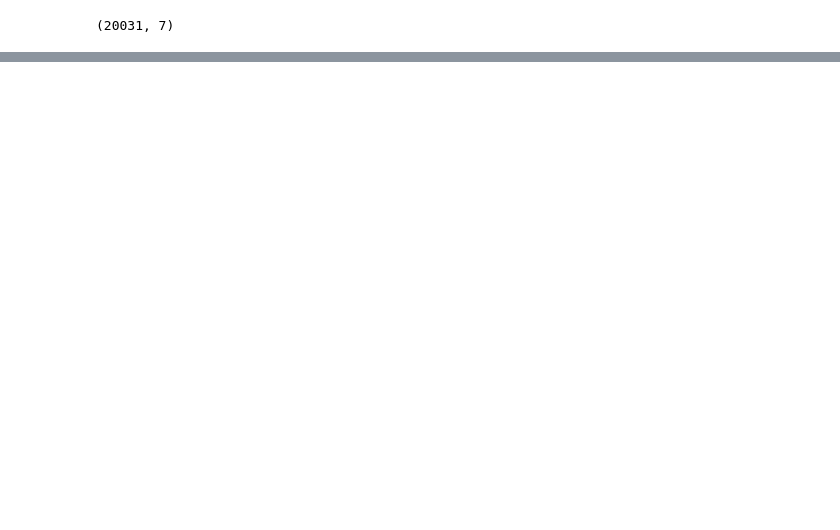
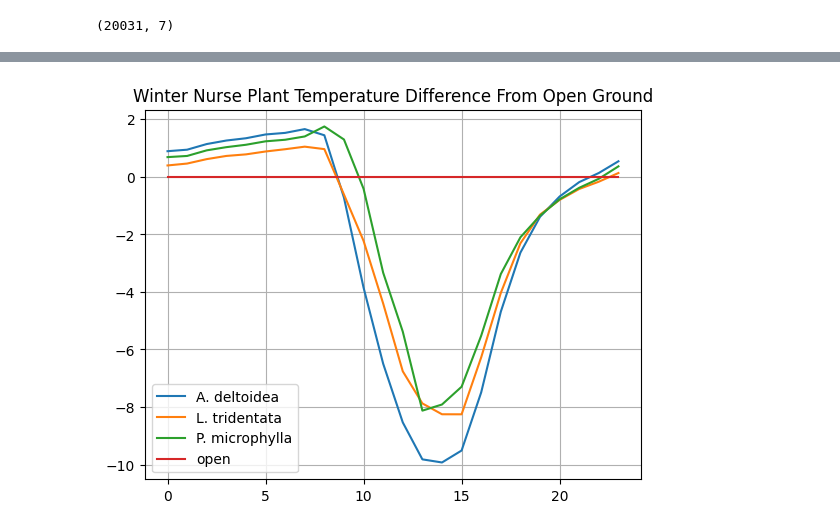
Before and after one commit to haberkornm/Nurse-plant-temperature-microclimates-, a Jupyter notebook: Nurse_plant_analysis.ipynb, the cells around one changed output, grey strips where cells are left out. Saved outputs shown, nothing was run; the diff lists cells and outputs as text; code cells hidden in the pictures; blank space fills up the shorter version.

```diff
--- a/Nurse_plant_analysis.ipynb
+++ b/Nurse_plant_analysis.ipynb
@@ -277,0 +316,9 @@ plt.show()
+# %%
+for i in winter_diffs.plant.unique():
+    plt.plot(winter_diffs[winter_diffs.plant == i].hour, winter_diffs[winter_diffs.plant == i].diff_from_open, label = i)
+plt.grid()
+plt.title('Winter Nurse Plant Temperature Difference From Open Ground')
+plt.legend()
+plt.show()
+# %% [output]
+[figure, added]
```
Also changed, not shown: parts of 10 cells of this notebook.
